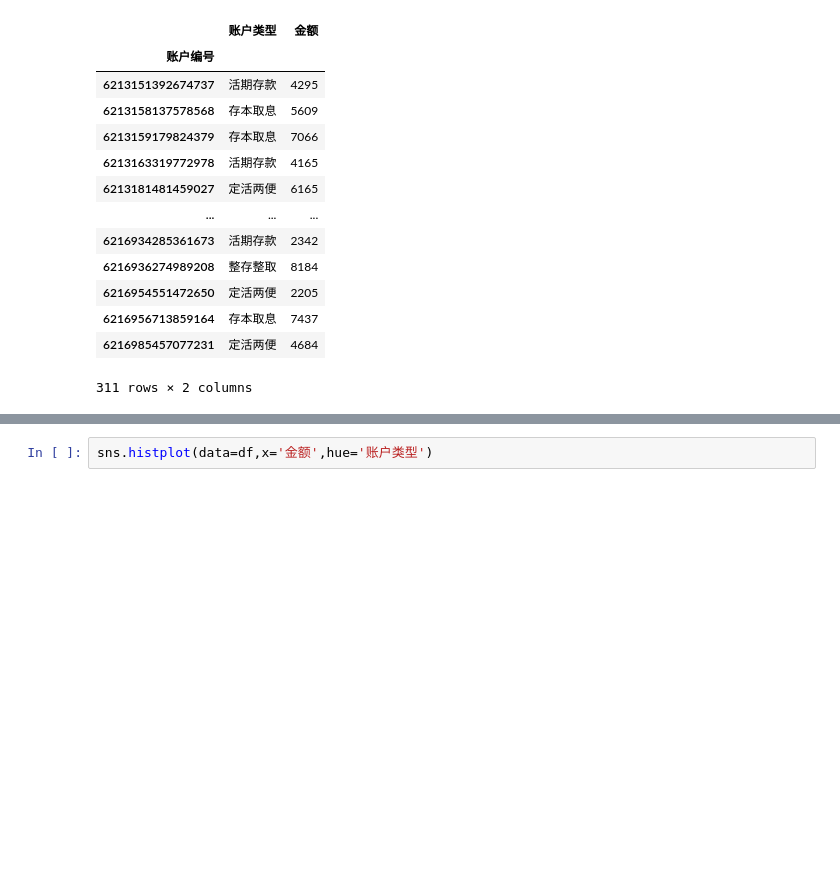
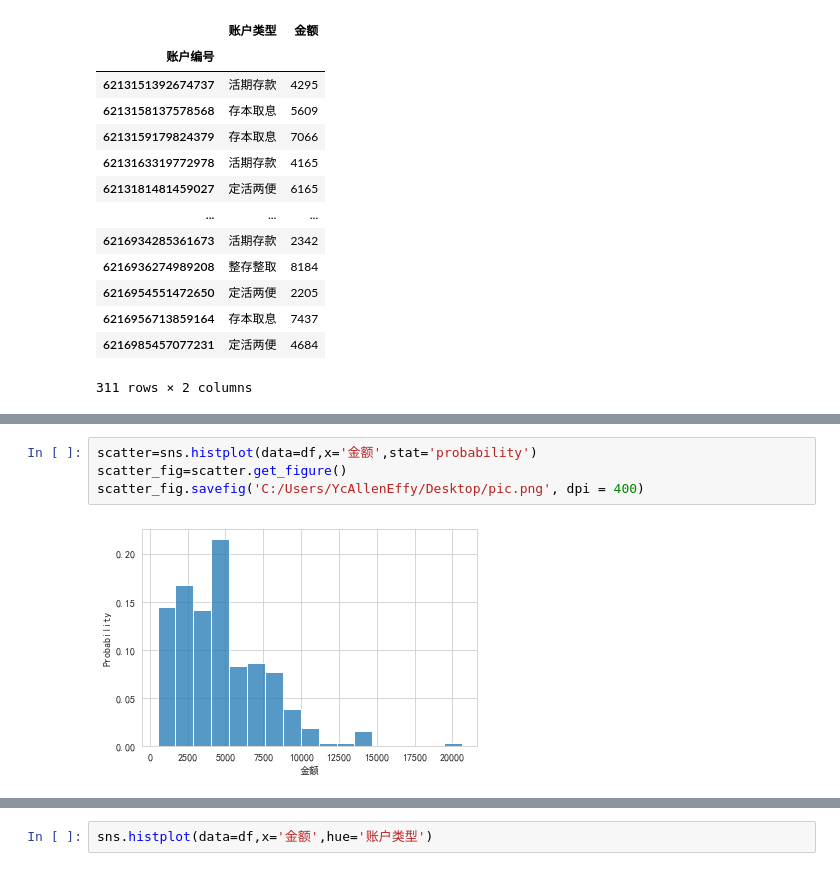
Before and after one commit to ycallenchina/PythonStudy, a Jupyter notebook: 全民Python学习实践篇_杨洋/jupyter/39直方图和pandas cut划分区间.ipynb, the cells around one changed output, grey strips where cells are left out. Cells and saved outputs as stored; diff of their text form; blank space fills up the shorter version.

```diff
--- a/全民Python学习实践篇_杨洋/jupyter/39直方图和pandas cut划分区间.ipynb
+++ b/全民Python学习实践篇_杨洋/jupyter/39直方图和pandas cut划分区间.ipynb
@@ -57,4 +57,10 @@ sns.histplot(data=df,x='金额')
 [figure]
+# %%
+scatter=sns.histplot(data=df,x='金额',stat='probability')
+scatter_fig=scatter.get_figure()
+scatter_fig.savefig('C:/Users/YcAllenEffy/Desktop/pic.png', dpi = 400)
+# %% [output]
+[figure, added]
 # %%
 sns.histplot(data=df,x='金额',stat='probability')
 # %% [output]
```
Also changed, not shown: parts of 2 cells of this notebook, 7 other files.
